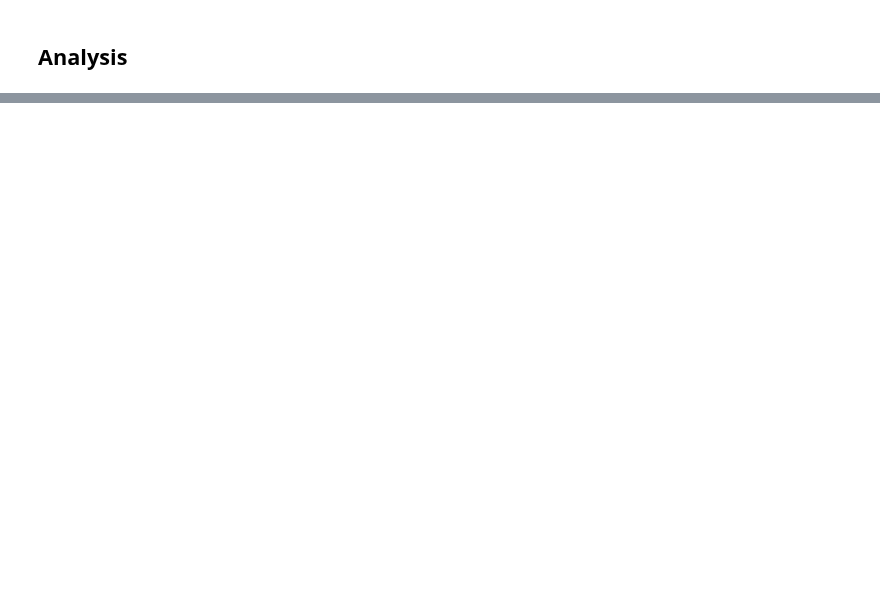
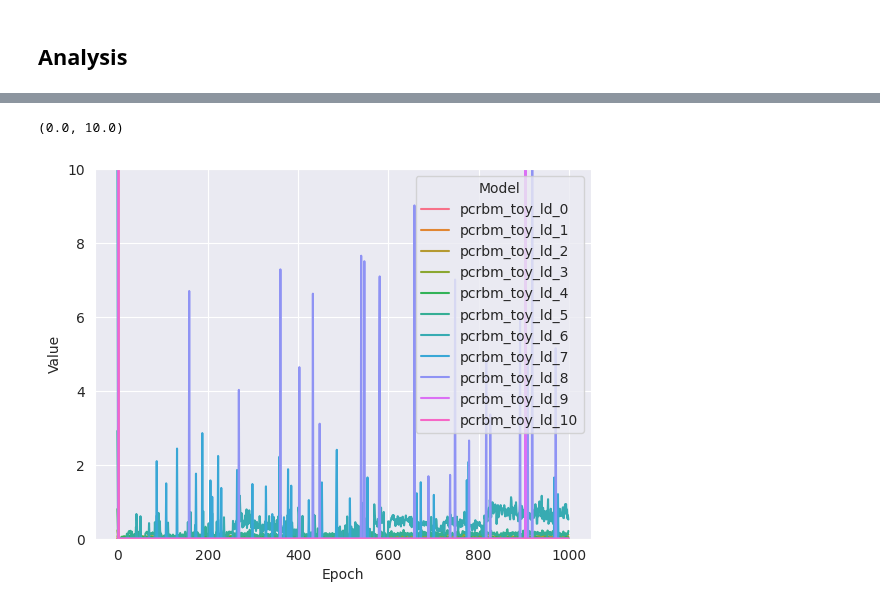
Before and after one commit to Jonahowns/phage_display_ML, a Jupyter notebook: datasets/toy/parameter_evaluation_dreg.ipynb, the cells around one changed output, grey strips where cells are left out. Saved outputs shown, nothing was run; the diff lists cells and outputs as text; code cells hidden in the pictures; blank space fills up the shorter version.

```diff
--- a/datasets/toy/parameter_evaluation_dreg.ipynb
+++ b/datasets/toy/parameter_evaluation_dreg.ipynb
@@ -11,7 +29,7 @@ from rbm_torch.utils.utils import load_run_file
 # %%
 # load data from preconfigured run file
 run_file = "./run_files/toy_pcrbm.json"
-run_data, base_config = load_run_file(run_file)
+run_data, base_config = load_run(run_file)
 
 base_config["model_name"] = run_data["model_name"]
 base_config["gpus"] = run_data["gpus"]
@@ -54,7 +72,7 @@ def parse_tb_files_crbm(model_str, model_dir="./", version=None):
     checkp, version_dir = am.get_checkpoint_path(model_str, rbmdir=model_dir, version=version)
 
     # Read in all scalar event files and extract info
-    scalars = ["weight_reg", "field_reg", "distance_reg", "gap_reg", "free_energy_diff", "loss", "free_energy_pos", "free_energy_neg", "Input Correlation Reg"]
+    scalars = ["weight_reg", "field_reg", "distance_reg", "gap_reg", "free_energy_diff", "loss", "free_energy_pos", "free_energy_neg", "input_correlation_reg"]
     dfs = []
     for scalar in scalars:
         reader = tbparse.SummaryReader(f"{version_dir}/Train Scalars_{scalar}")
@@ -92,7 +110,7 @@ def parse_tb_files_crbm(model_str, model_dir="./", version=None):
 # %%
 # define several models for comparison across a single variable
 vary = "ld"
-vrange = np.geomspace(0.001, 2.0, num=10).tolist()
+vrange = np.geomspace(0.001, 100.0, num=10).tolist()
 vrange.insert(0, 0.)
 vrange = [round(x, 3) for x in vrange]
 
@@ -123,11 +196,14 @@ df = pd.concat(dfs)  # Join all dfs together
 # %%
 # Plot anything we're interested
 import seaborn as sns
 import matplotlib.pyplot as plt
 
 key = 'distance_reg'
 sns.lineplot(data=df[df['Scalar'] == key], x="Epoch", y="Value", hue="Model")
-plt.ylim(0.0, 0.2)
+plt.ylim(0.0, 10.0)
+# %% [output]
+(0.0, 10.0)
+[figure, added]
 # %%
 key = 'free_energy_pos'
 sns.lineplot(data=df[df['Scalar'] == key], x="Epoch", y="Value", hue="Model")
```
Also changed, not shown: parts of 17 cells of this notebook, 30 other files.
